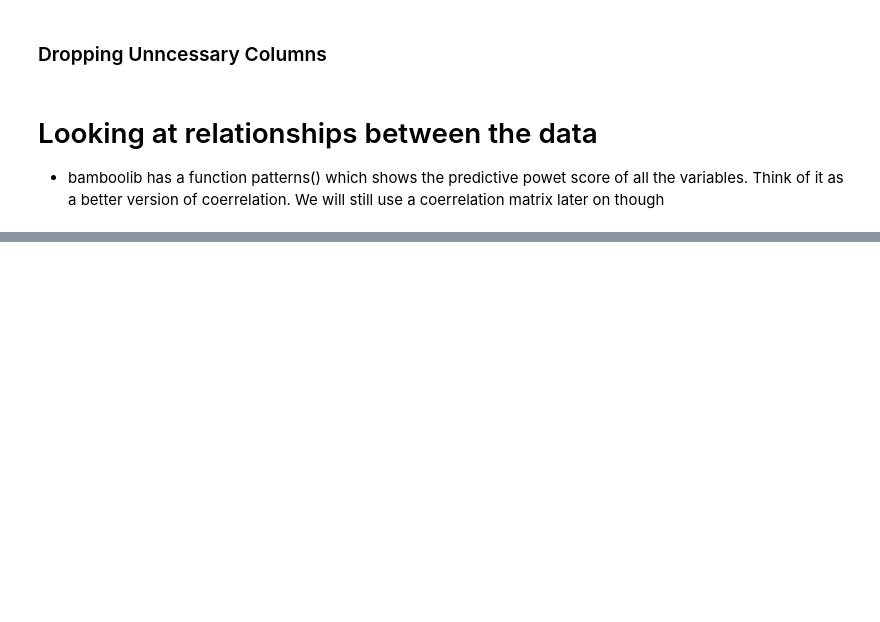
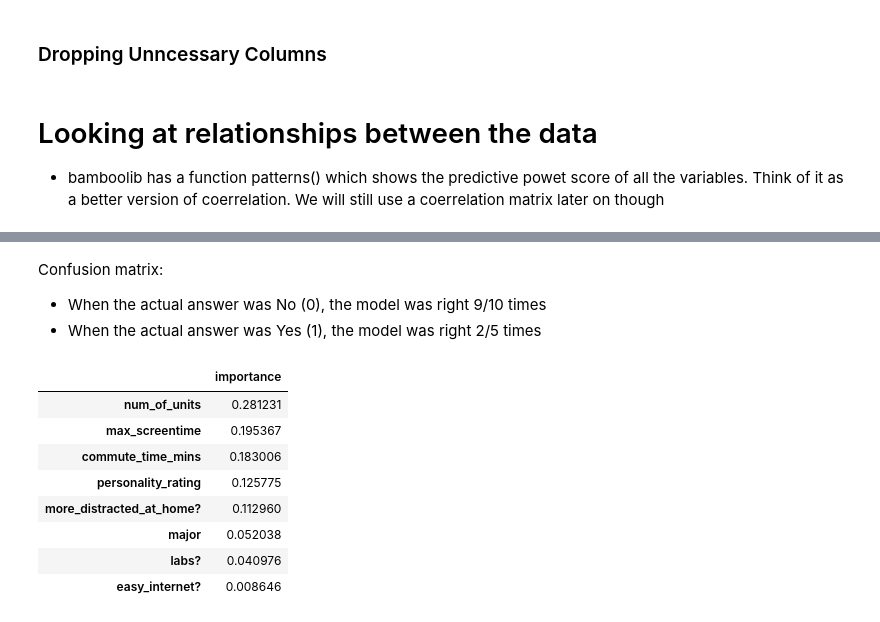
Before and after one commit to Farzan-Hashmi/cc-student-survey, a Jupyter notebook: actual_survey.ipynb, the cells around one changed output, grey strips where cells are left out. Saved outputs shown, nothing was run; the diff lists cells and outputs as text; code cells hidden in the pictures; blank space fills up the shorter version.

```diff
--- a/actual_survey.ipynb
+++ b/actual_survey.ipynb
@@ -74,0 +104,22 @@ TabSection(children=(BrowserCheck(), HBox(children=(Tab(closable=False, title='p
+# %% [markdown]
+Confusion matrix:
+
+- When the actual answer was No (0), the model was right 9/10 times
+- When the actual answer was Yes (1), the model was right 2/5 times
+# %%
+feature_importances = pd.DataFrame(clf.feature_importances_,
+                                  index = X_train.columns,
+                                  columns=['importance']).sort_values('importance', ascending=False)
+
+feature_importances = feature_importances.reset_index()
+feature_importances
+# %% [output]
+|  | importance |
+| num_of_units | 0.281231 |
+| max_screentime | 0.195367 |
+| commute_time_mins | 0.183006 |
+| personality_rating | 0.125775 |
+| more_distracted_at_home? | 0.112960 |
+| major | 0.052038 |
+| labs? | 0.040976 |
+| easy_internet? | 0.008646 |
```
Also changed, not shown: parts of 22 cells of this notebook, 1 other file.
